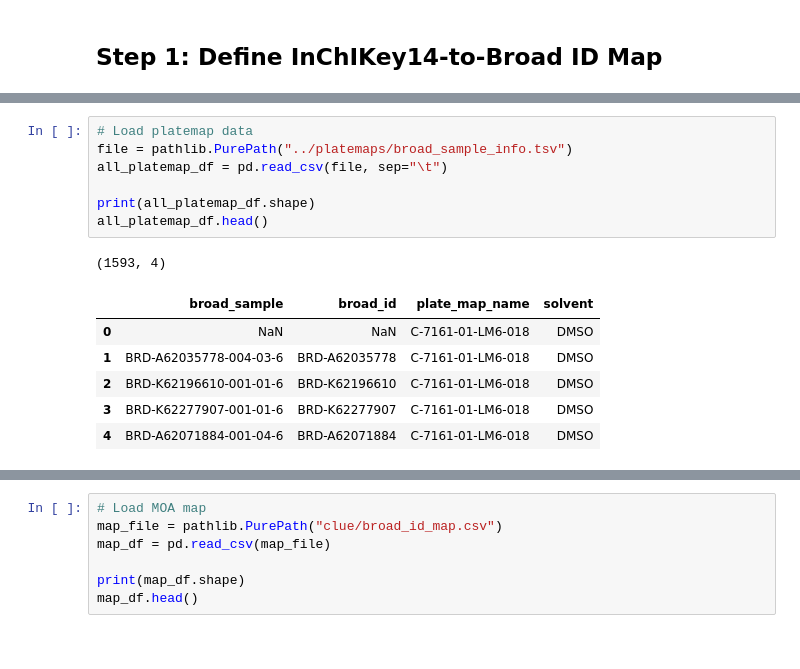
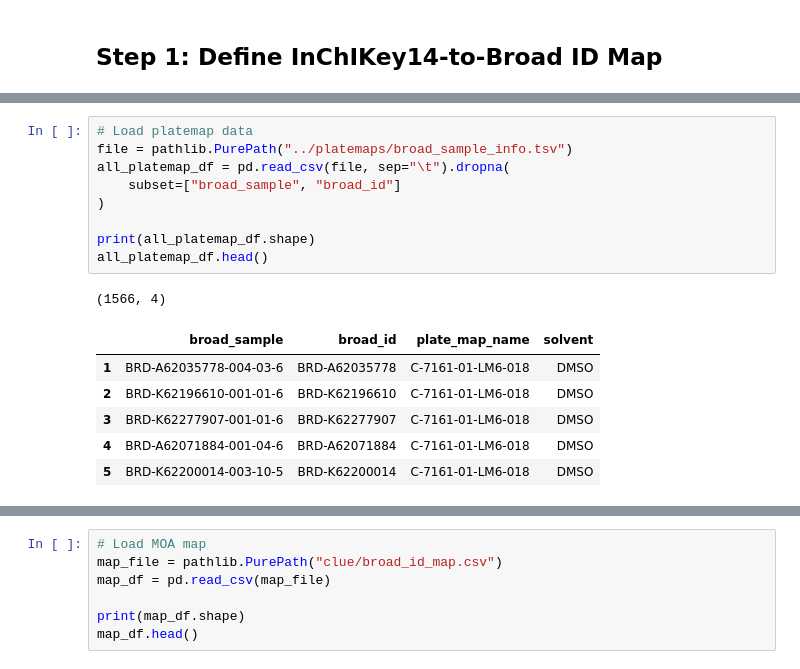
Before and after one commit to broadinstitute/lincs-cell-painting, a Jupyter notebook: metadata/moa/3.align-moa.ipynb, the cells around one changed output, grey strips where cells are left out. Cells and saved outputs as stored; diff of their text form.

```diff
--- a/metadata/moa/3.align-moa.ipynb
+++ b/metadata/moa/3.align-moa.ipynb
@@ -61,18 +61,20 @@ broad_id_other_dates = ["20170327", "20180516", "20180907", "20200324"]
 # %%
 # Load platemap data
 file = pathlib.PurePath("../platemaps/broad_sample_info.tsv")
-all_platemap_df = pd.read_csv(file, sep="\t")
+all_platemap_df = pd.read_csv(file, sep="\t").dropna(
+    subset=["broad_sample", "broad_id"]
+)
 
 print(all_platemap_df.shape)
 all_platemap_df.head()
 # %% [output]
-(1593, 4)
+(1566, 4)
 |  | broad_sample | broad_id | plate_map_name | solvent |
-| 0 | NaN | NaN | C-7161-01-LM6-018 | DMSO |
 | 1 | BRD-A62035778-004-03-6 | BRD-A62035778 | C-7161-01-LM6-018 | DMSO |
 | 2 | BRD-K62196610-001-01-6 | BRD-K62196610 | C-7161-01-LM6-018 | DMSO |
 | 3 | BRD-K62277907-001-01-6 | BRD-K62277907 | C-7161-01-LM6-018 | DMSO |
 | 4 | BRD-A62071884-001-04-6 | BRD-A62071884 | C-7161-01-LM6-018 | DMSO |
+| 5 | BRD-K62200014-003-10-5 | BRD-K62200014 | C-7161-01-LM6-018 | DMSO |
 [interactive output not drawn]
 # %%
 # How many unique broad IDs?
```
Also changed, not shown: parts of 12 cells of this notebook, 1 other file.
